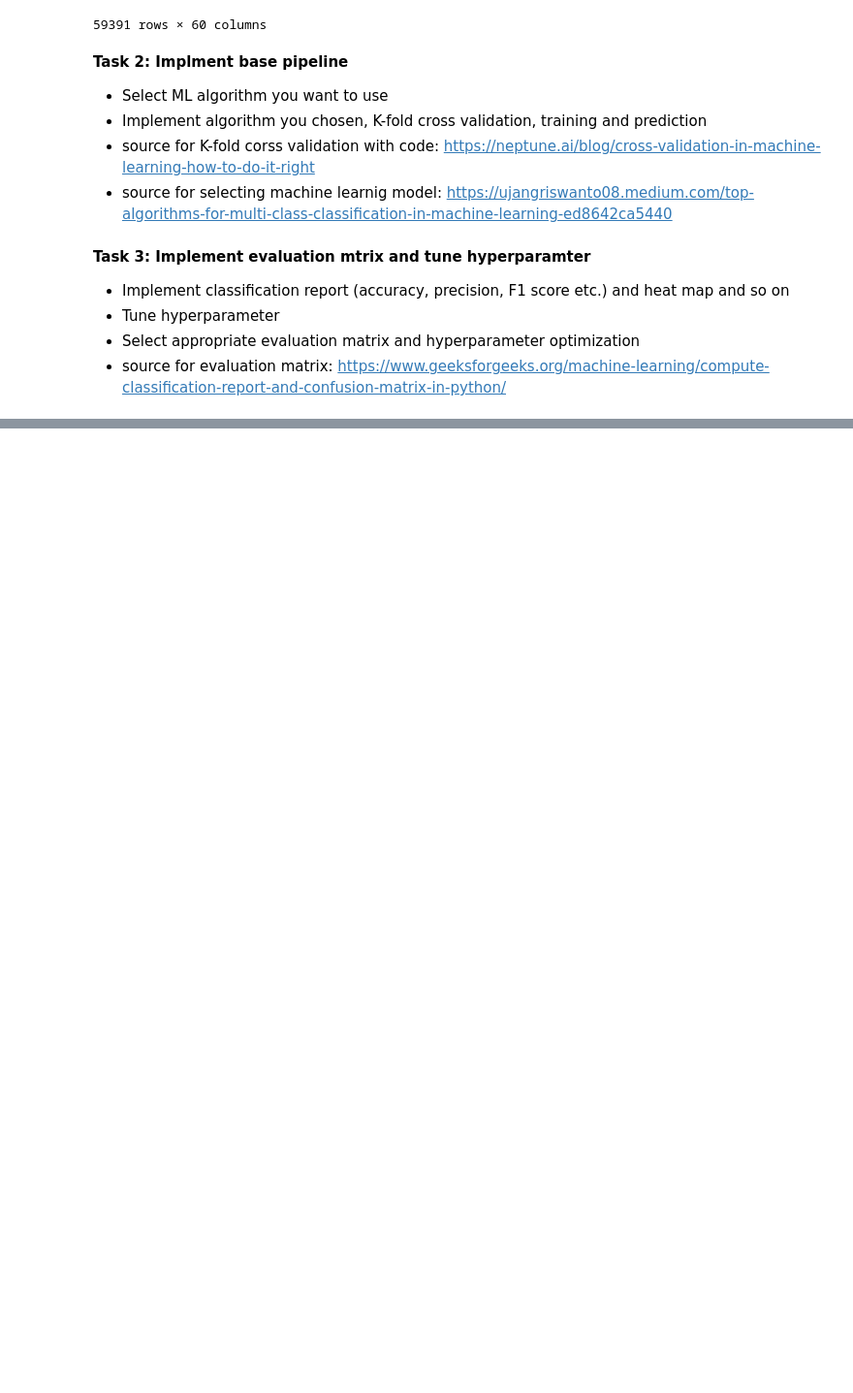
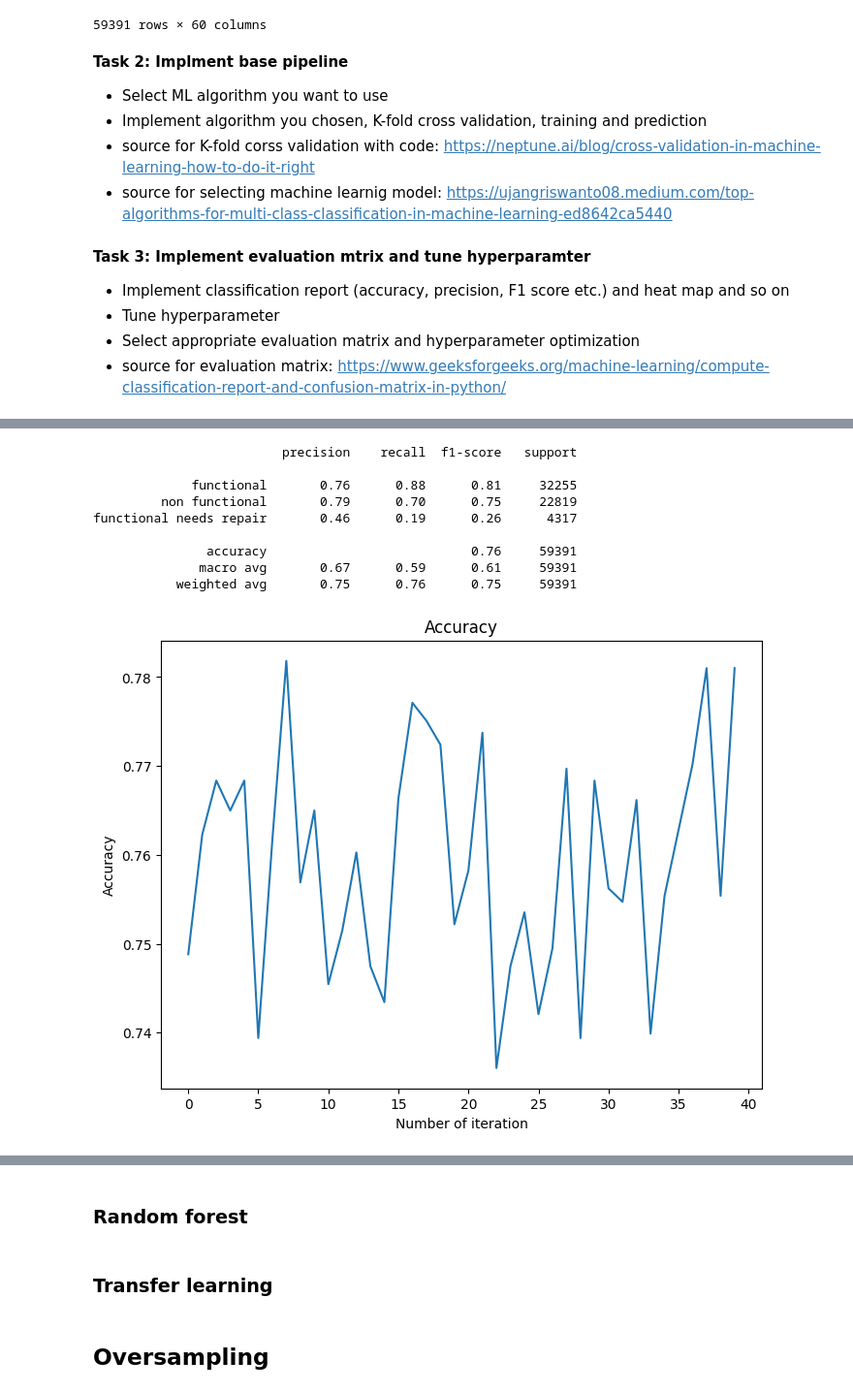
Before and after one commit to floranuta/Data_Circle, a Jupyter notebook: notebooks/model_development.ipynb, the cells around one changed output, grey strips where cells are left out. Shown: that part at 97% size. Drawn from its saved outputs; the diff is of its cells as text; code cells hidden in the pictures; blank space fills up the shorter version.

```diff
--- a/notebooks/model_development.ipynb
+++ b/notebooks/model_development.ipynb
@@ -356,0 +608,10 @@ encoded_data
+# %%
+### Decision tree
+# Source: https://www.datacamp.com/tutorial/decision-tree-classification-python
+classifier = DecisionTreeClassifier()
+
+y_test_all, y_pred_all, accuracy_all = run(data=encoded_data,
+                                            is_oversample=False,
+                                            classifier=classifier,
+                                            k_fold_split=40,
+                                            method="basic")
@@ -356,0 +636,15 @@ encoded_data
+# %%
+evaluate_model(y_test_all=y_test_all,
+               y_pred_all=y_pred_all,
+               accuracy_all=accuracy_all)
+# %% [output]
+                         precision    recall  f1-score   support
+
+             functional       0.76      0.88      0.81     32255
+         non functional       0.79      0.70      0.75     22819
+functional needs repair       0.46      0.19      0.26      4317
+
+               accuracy                           0.76     59391
+              macro avg       0.67      0.59      0.61     59391
+           weighted avg       0.75      0.76      0.75     59391
+[figure, added]
@@ -356,0 +652,6 @@ encoded_data
+# %% [markdown]
+### Random forest
+# %% [markdown]
+### Transfer learning
+# %% [markdown]
+## Oversampling
```
Also changed, not shown: parts of 33 cells of this notebook.
